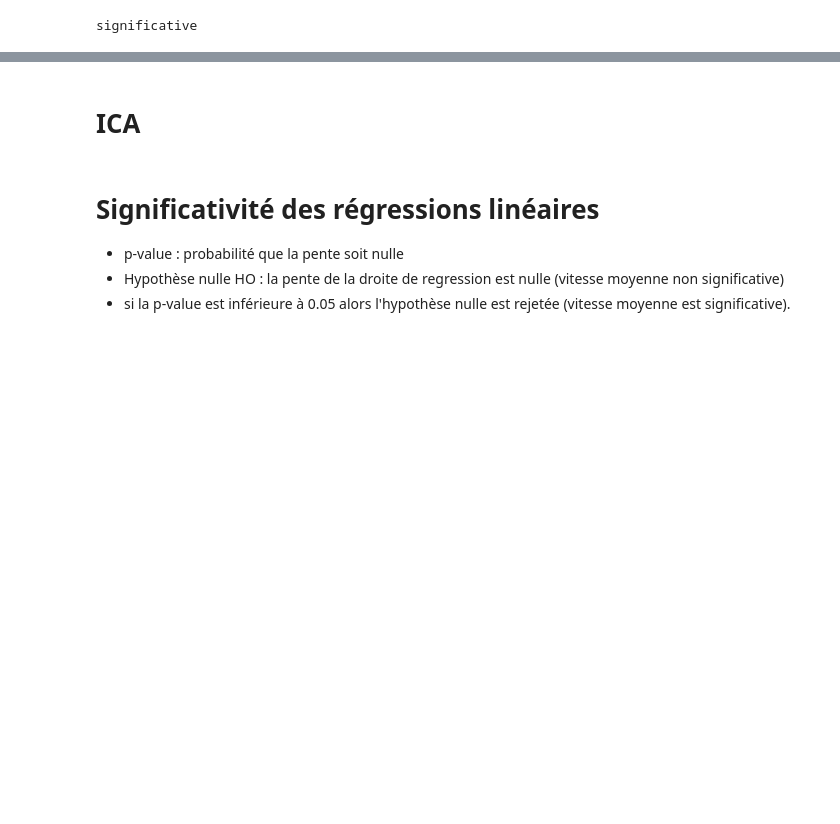
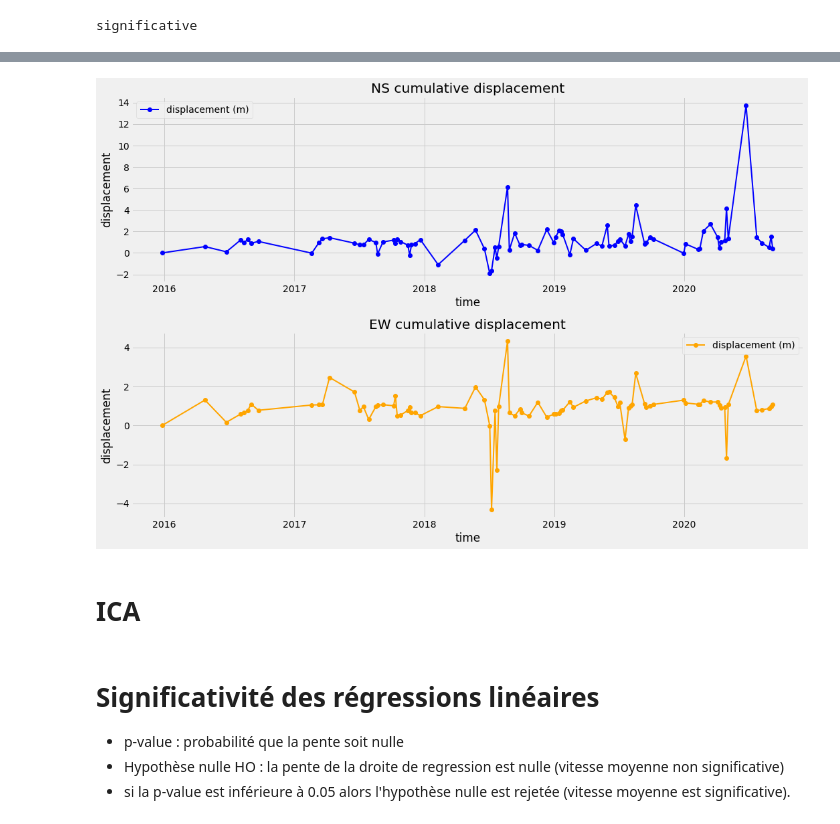
Before and after one commit to EddyVianney/Stage_master2_sdsc_eost, a Jupyter notebook: PMEDV_STAGE_SDSC_EOST.ipynb, the cells around one changed output, grey strips where cells are left out. Saved outputs shown, nothing was run; the diff lists cells and outputs as text; code cells hidden in the pictures; blank space fills up the shorter version.

```diff
--- a/PMEDV_STAGE_SDSC_EOST.ipynb
+++ b/PMEDV_STAGE_SDSC_EOST.ipynb
@@ -847,7 +938,7 @@ significative
 # %%
 viz = Visualization()
 index = Data.non_filtered_ids
-n = 2928
+n = 100
 viz.plot_disp_ns_ew(Data.ns[n].serie, Data.ew[n].serie)
+# %% [output]
+[figure, added]
-# %% [markdown]
-# ICA
@@ -873,3 +945,5 @@ def compute_distances_matrix(series):
+# %% [markdown]
+# ICA
 # %%
 # With ICA
 # S = W X
```
Also changed, not shown: parts of 23 cells of this notebook.
